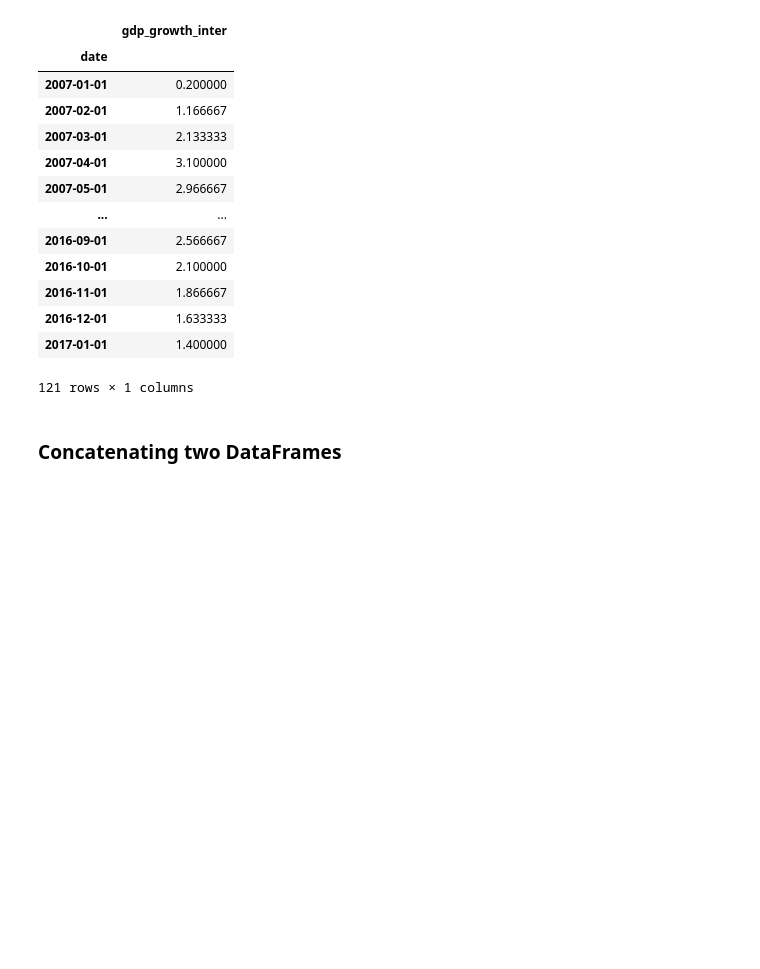
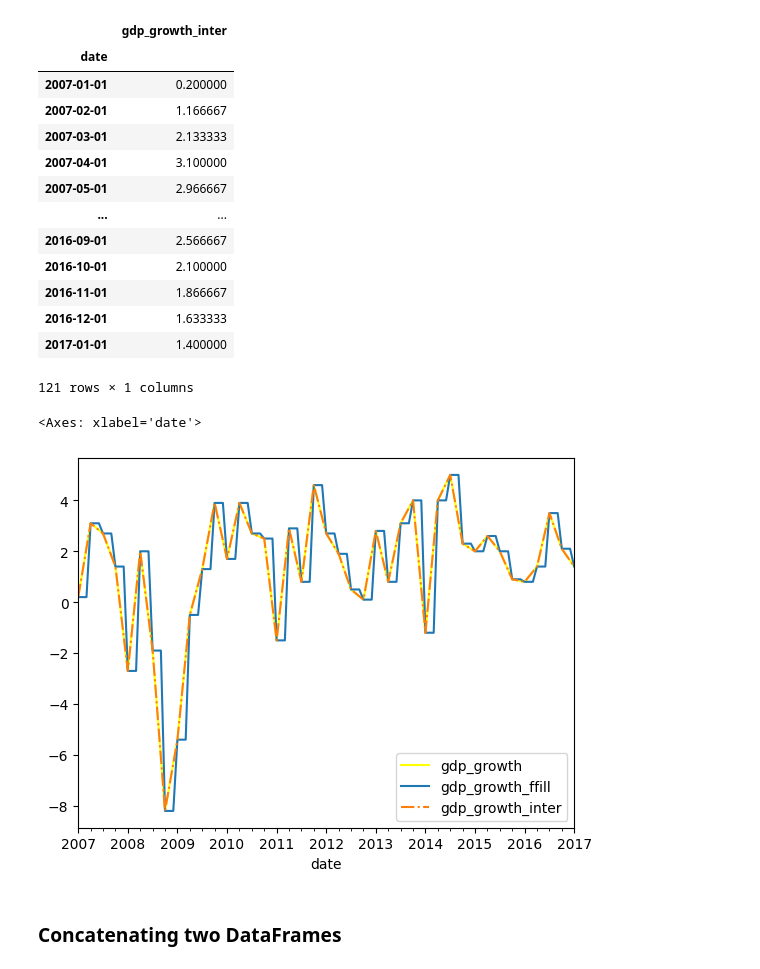
Before and after one commit to PaulToronto/DataCamp_TimeSeries, a Jupyter notebook: 02_Basic_Time_Series_Metrics_and_Resampling.ipynb, the cells around one changed output. Cells and saved outputs as stored; diff of their text form; code cells hidden in the pictures; blank space fills up the shorter version.

```diff
--- a/02_Basic_Time_Series_Metrics_and_Resampling.ipynb
+++ b/02_Basic_Time_Series_Metrics_and_Resampling.ipynb
@@ -767,7 +785,7 @@ True
 # %% [markdown]
 ### Quarterly real GDP growth
 # %%
-gdp = pd.read_csv('stock_data/gdp_growth.csv', parse_dates=['date'], index_col='date')
+gdp = pd.read_csv(data_path + 'stock_data/gdp_growth.csv', parse_dates=['date'], index_col='date')
 # notice that there is no frequency information
 gdp.info()
 # %% [output]
@@ -856,6 +874,13 @@ gdp_2
 | 2016-12-01 | 1.633333 |
 | 2017-01-01 | 1.400000 |
 121 rows × 1 columns
+# %%
+ax = gdp.plot(color='yellow')
+gdp_1.plot(ax=ax)
+gdp_2.plot(ax=ax, linestyle='-.')
+# %% [output]
+<Axes: xlabel='date'>
+[figure, added]
 # %% [markdown]
 ### Concatenating two DataFrames
 # %%
```
Also changed, not shown: parts of 48 cells of this notebook.
